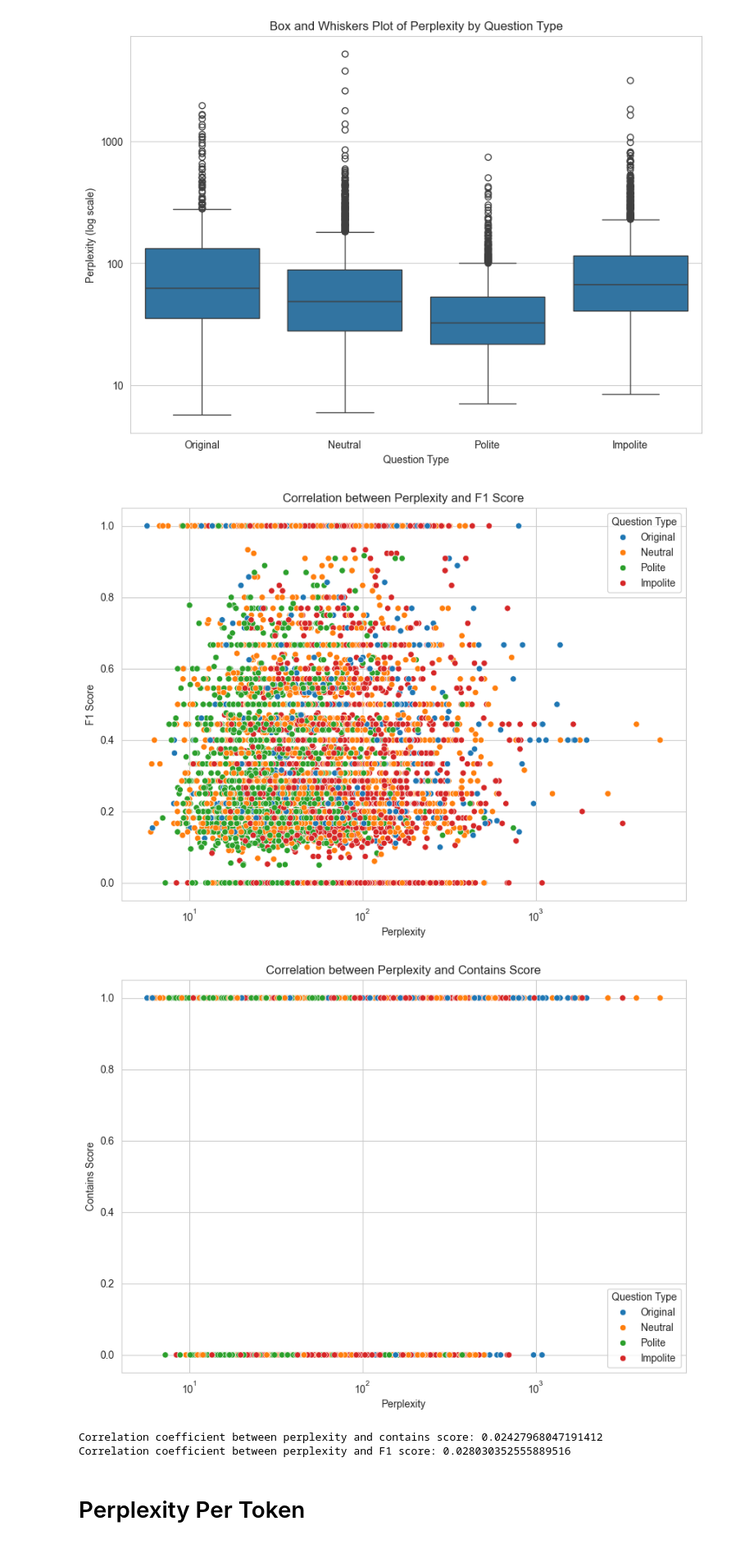
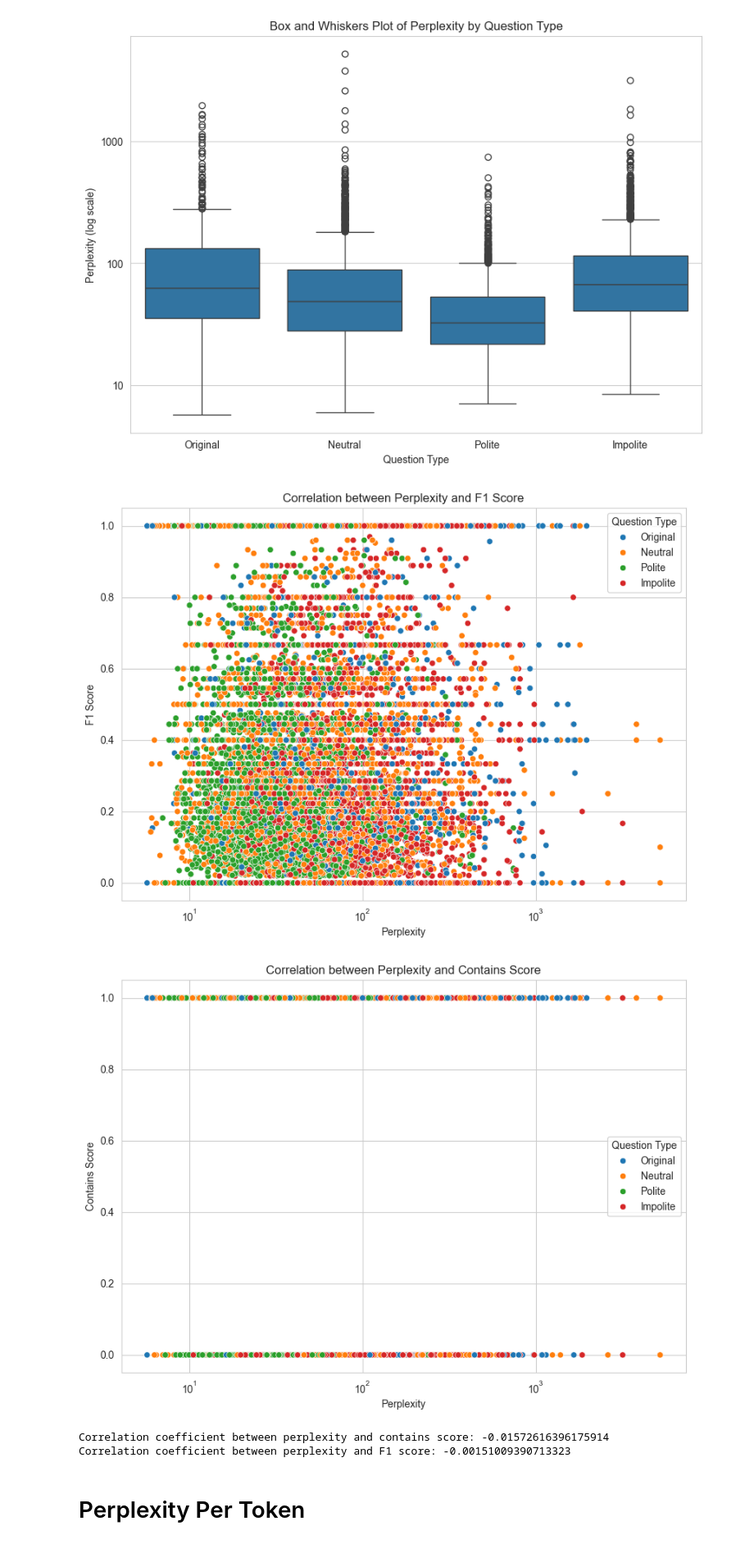
Before and after one commit to jbbernardin/LLM_Politeness, a Jupyter notebook: ANLP_Figures.ipynb, the cells around one changed output. Shown at 82% size. Saved outputs shown, nothing was run; the diff lists cells and outputs as text; code cells hidden in the pictures.

Commit message:
evaluation of all models

```diff
--- a/ANLP_Figures.ipynb
+++ b/ANLP_Figures.ipynb
@@ -81,8 +77,13 @@ plt.show()
 [figure]
 [figure]
 # %%
-# Load the CSV data
-evaluation_df = pd.read_csv('model_outputs/4o-mini_evaluation_results.csv')
+models = ['4o-mini', 'mistral', 'falcon']
+dataframes = [pd.read_csv(f'model_outputs/{model}_evaluation_results.csv') for model in models]
+# Stack the dataframes
+evaluation_df = pd.concat(dataframes, keys=models, names=['Model', 'Row'])
+
+# Reset index to make 'Model' a column
+evaluation_df = evaluation_df.reset_index(level='Model').reset_index(drop=True)
 
 # Load the JSON data
 with open('model_outputs/perplexity_results.json', 'r') as file:
@@ -121,36 +122,36 @@ merged_df['answer_type'] = merged_df['answer_type'].apply(detect_type)
 sns.set_style('whitegrid')
 
 # Plot correlation between perplexity and F1 score
 plt.figure(figsize=(10, 7))
 sns.scatterplot(data=merged_df, x='perplexity', y='F1', hue='answer_type')
 plt.title('Correlation between Perplexity and F1 Score')
 plt.xlabel('Perplexity')
 plt.ylabel('F1 Score')
 plt.xscale('log')
 plt.legend(title='Question Type')
 plt.show()
 
 # Plot correlation between perplexity and contains score
 plt.figure(figsize=(10, 7))
 sns.scatterplot(data=merged_df, x='perplexity', y='contains', hue='answer_type')
 plt.title('Correlation between Perplexity and Contains Score')
 plt.xlabel('Perplexity')
 plt.ylabel('Contains Score')
 plt.xscale('log')
 plt.legend(title='Question Type')
 plt.show()
 
 # Calculate the correlation coefficient between perplexity and contains score
 correlation = merged_df[['perplexity', 'contains']].corr(method='pearson').iloc[0, 1]
 print(f'Correlation coefficient between perplexity and contains score: {correlation}')
 
 # Calculate correlation coefficient between perplexity and F1 score
 correlation = merged_df[['perplexity', 'F1']].corr(method='pearson').iloc[0, 1]
 print(f'Correlation coefficient between perplexity and F1 score: {correlation}')
 # %% [output]
-[figure, old version]
+[figure, new version]
-[figure, old version]
+[figure, new version]
-Correlation coefficient between perplexity and contains score: 0.02427968047191412
-Correlation coefficient between perplexity and F1 score: 0.028030352555889516
+Correlation coefficient between perplexity and contains score: -0.01572616396175914
+Correlation coefficient between perplexity and F1 score: -0.00151009390713323
 # %% [markdown]
 # Perplexity Per Token
```
Also changed, not shown: parts of 17 cells of this notebook, 3 other files.
